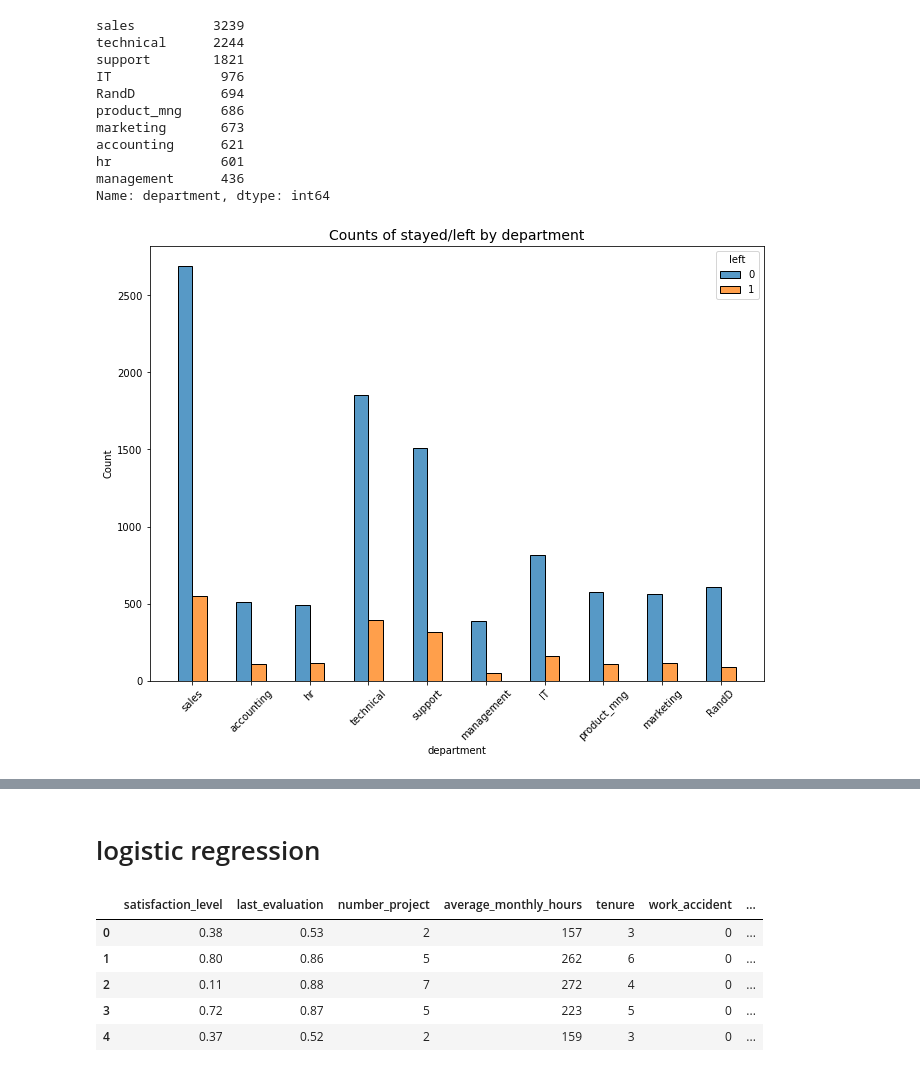
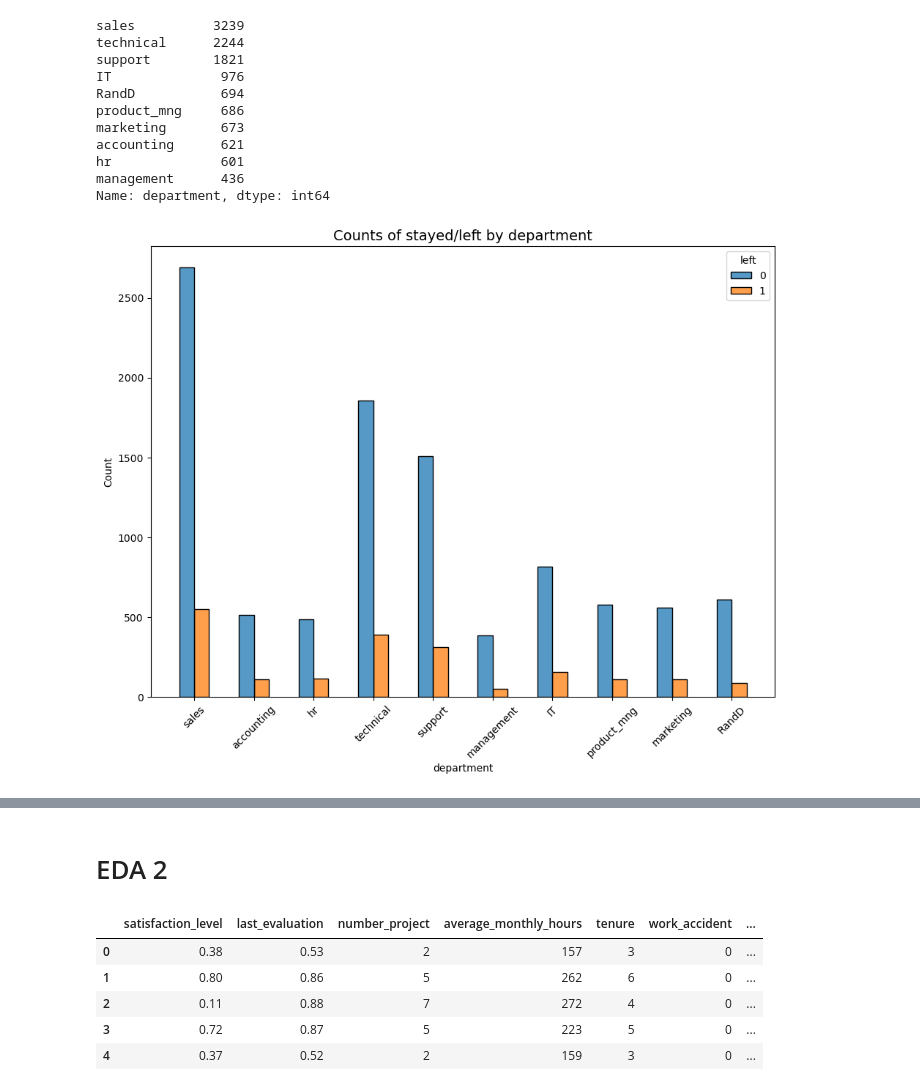
Before and after one commit to pbmedinaPH/RF-Employee-Turnover-Prediction, a Jupyter notebook: RF_employee_turnover.ipynb, the cells around one changed output, grey strips where cells are left out. Cells and saved outputs as stored; diff of their text form; code cells hidden in the pictures.

```diff
--- a/RF_employee_turnover.ipynb
+++ b/RF_employee_turnover.ipynb
@@ -276,12 +274,12 @@ Name: department, dtype: int64
 # %%
 #stacked histogram department distribution of employees left vs stayed
 plt.figure(figsize=(11,8))
 sns.histplot(data=df1, x='department', hue='left', discrete=1,
              hue_order=[0, 1], multiple='dodge', shrink=.5)
-plt.xticks(rotation='45')
+plt.xticks(rotation=45)
 plt.title('Counts of stayed/left by department', fontsize=14);
 # %% [output]
-[figure, old version]
+[figure, new version]
 # %%
 #correlation heatmap
 plt.figure(figsize=(16, 9))
@@ -289,8 +287,8 @@ heatmap = sns.heatmap(df0.corr(), vmin=-1, vmax=1, annot=True, cmap=sns.color_pa
 heatmap.set_title('Correlation Heatmap', fontdict={'fontsize':14}, pad=12);
 # %% [output]
 [figure]
-# %% [markdown]
-# logistic regression
+# %% [markdown]
+# EDA 2
 # %%
 #datafram copy
 df_enc = df1.copy()
```
Also changed, not shown: parts of 19 cells of this notebook.
